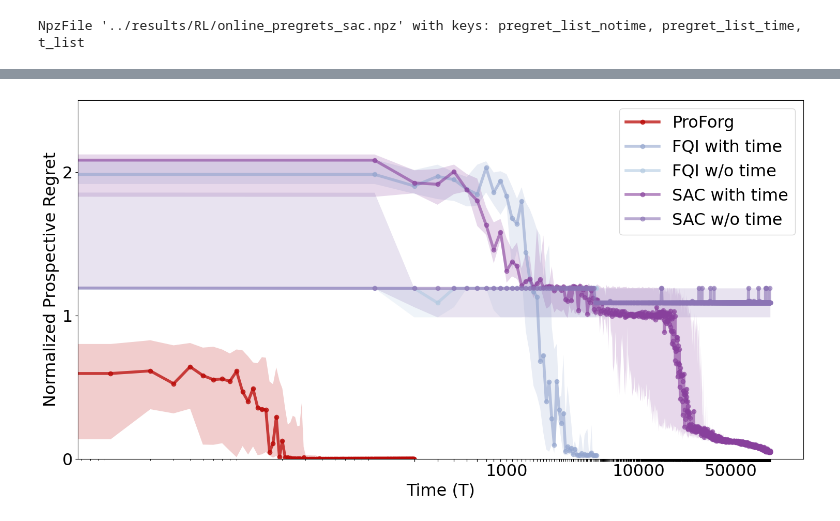
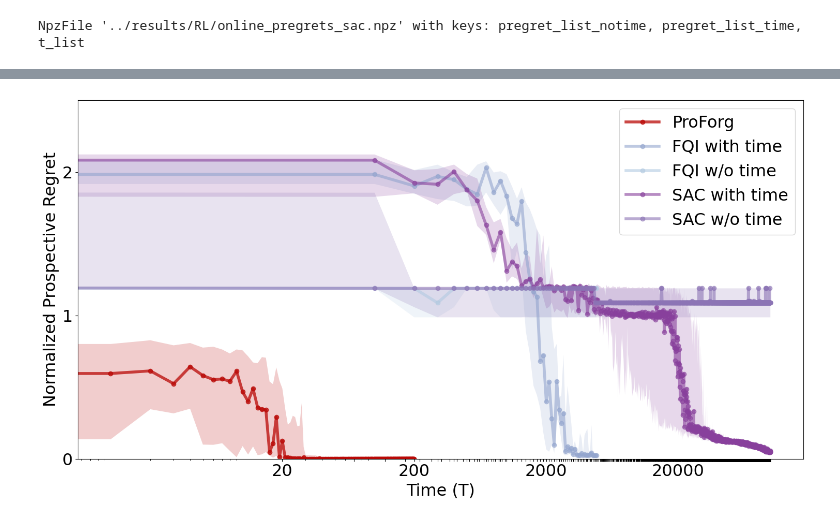
Before and after one commit to neurodata/ProspectiveForaging, a Jupyter notebook: notebooks/fig1_new.ipynb, the cells around one changed output, grey strips where cells are left out. Cells and saved outputs as stored; diff of their text form; code cells hidden in the pictures.

```diff
--- a/notebooks/fig1_new.ipynb
+++ b/notebooks/fig1_new.ipynb
@@ -115,33 +115,33 @@ median = np.median(PREGRETS_random_RL_arr, axis=0)
 q25  = np.nanpercentile(PREGRETS_random_RL_arr, 25, axis=0)
 q75  = np.nanpercentile(PREGRETS_random_RL_arr, 75, axis=0)
 plt.plot(Ts_RL[1:], median[1:],color=colors["RL_FQI_notime"], lw = linewidth,marker='o',alpha = 0.6,label = 'FQI w/o time')
 plt.fill_between(Ts_RL[1:], q25[1:], q75[1:], color=colors["RL_FQI_notime"], alpha=0.20, edgecolor="none")
 
 
 median = np.median(PREGRETS_SAC_arr, axis=0)
 q25  = np.nanpercentile(PREGRETS_SAC_arr, 25, axis=0)
 q75  = np.nanpercentile(PREGRETS_SAC_arr, 75, axis=0)
 plt.plot(Ts_SAC[1:], median[1:],color=colors["RL_SAC_time"], lw = linewidth,marker='o',alpha = 0.6,label = 'SAC with time')
 plt.fill_between(Ts_SAC[1:], q25[1:], q75[1:], color=colors["RL_SAC_time"], alpha=0.20, edgecolor="none")
 
 median = np.median(PREGRETS_random_SAC_arr, axis=0)
 q25  = np.nanpercentile(PREGRETS_random_SAC_arr, 25, axis=0)
 q75  = np.nanpercentile(PREGRETS_random_SAC_arr, 75, axis=0)
 plt.plot(Ts_SAC[1:], median[1:],color=colors["RL_SAC_notime"], lw = linewidth,marker='o',alpha = 0.6,label = 'SAC w/o time')
 plt.fill_between(Ts_SAC[1:], q25[1:], q75[1:], color=colors["RL_SAC_notime"], alpha=0.20, edgecolor="none")
 plt.xscale('log')
 
-xticks = [i for i in np.arange(200,1000,100)]+[i for i in np.arange(10000,5000,1000)]+[i for i in np.arange(200,100000,100)]
-xticklabels = [str(v) if v in ['0',100,1000,10000,50000,10000] else ""   # hide every 2nd label
+xticks = [i for i in np.arange(20,1000,50)]+[i for i in np.arange(10000,5000,1000)]+[i for i in np.arange(200,100000,100)]
+xticklabels = [str(v) if v in ['0',20,200,2000,20000,20000] else ""   # hide every 2nd label
                for i, v in enumerate(xticks)]
 plt.xticks(xticks, labels=xticklabels,fontsize = fontsize-5)
 plt.ylim([0,2.5])
 plt.yticks([0,1,2],fontsize = fontsize-5)
 plt.xlabel("Time (T)",fontsize = fontsize-5)
 plt.ylabel("Normalized Prospective Regret", fontsize = fontsize-5)
 # plt.title('Proforg vs FQI',fontsize = fontsize)
 plt.legend(fontsize = fontsize-5)
 plt.savefig('ProForg_FQI.png')
 plt.tight_layout()
 # %% [output]
-[figure, old version]
+[figure, new version]
```
Also changed, not shown: parts of 1 cell of this notebook, 1 other file.
